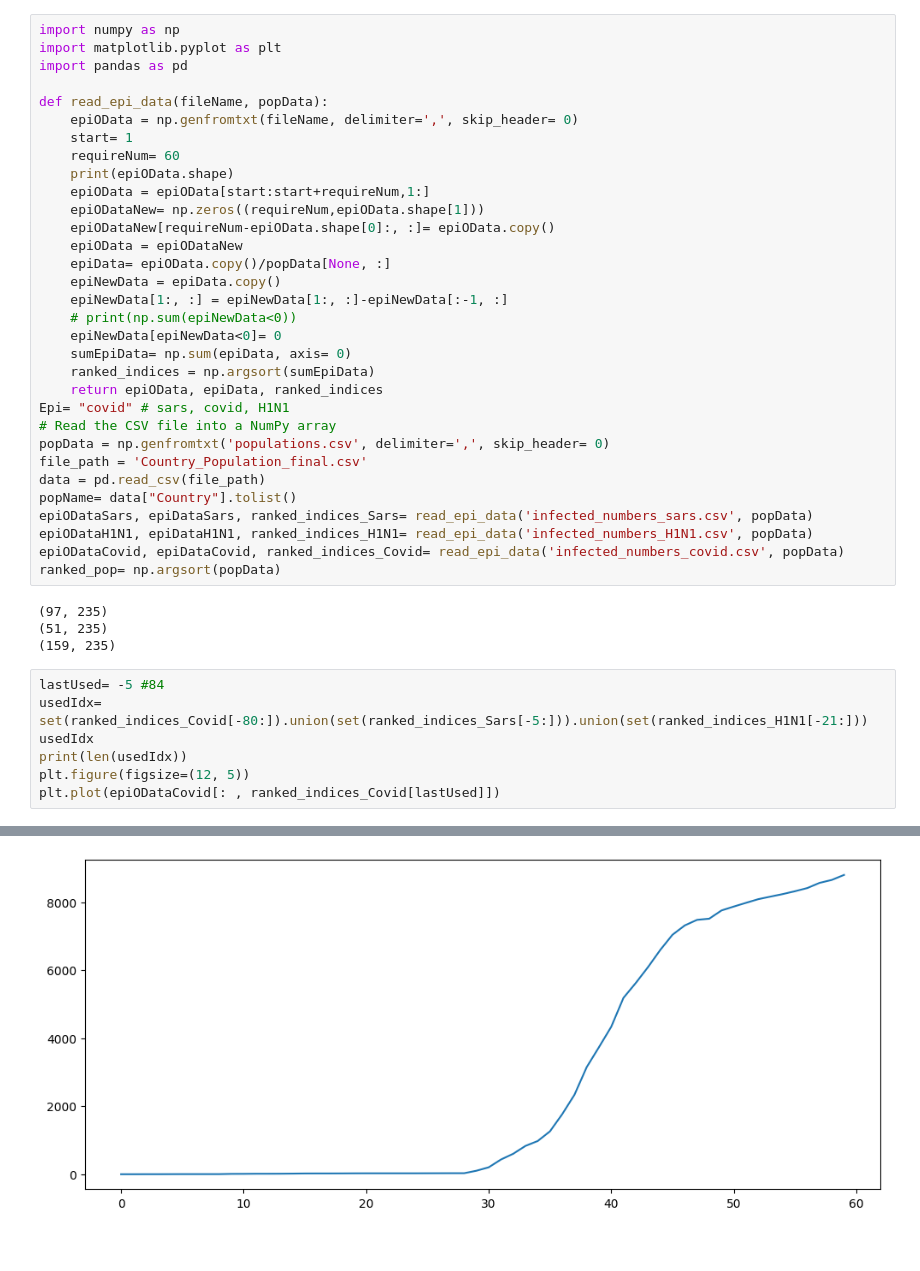
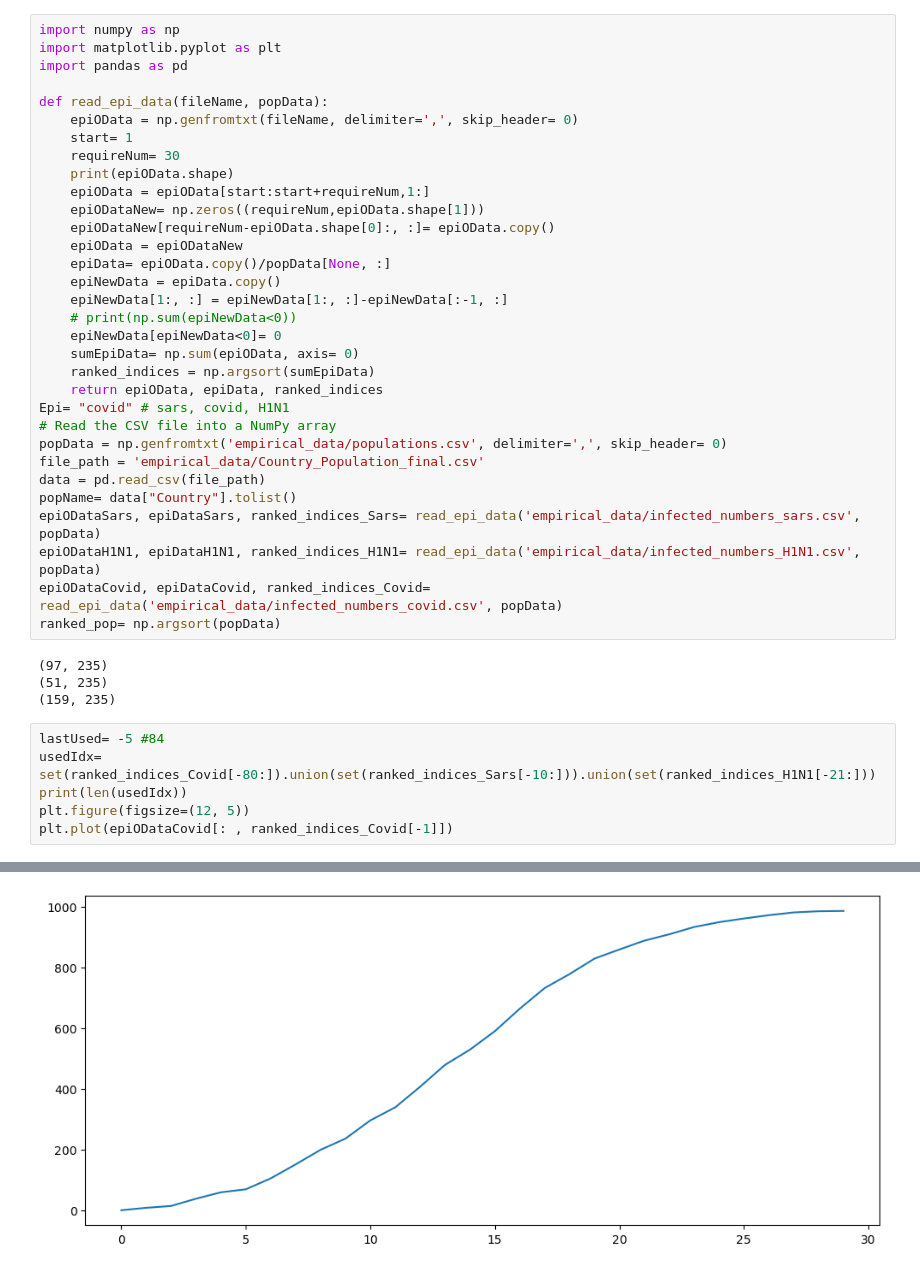
Before and after one commit to bizhili/Topology_Learning_Epis, a Jupyter notebook: readDataCovidCombine.ipynb, the cells around one changed output, grey strips where cells are left out. Drawn from its saved outputs; the diff is of its cells as text.

```diff
--- a/readDataCovidCombine.ipynb
+++ b/readDataCovidCombine.ipynb
@@ -6,7 +6,7 @@ import pandas as pd
 def read_epi_data(fileName, popData):
     epiOData = np.genfromtxt(fileName, delimiter=',', skip_header= 0)
     start= 1
-    requireNum= 60
+    requireNum= 30
     print(epiOData.shape)
     epiOData = epiOData[start:start+requireNum,1:]
     epiODataNew= np.zeros((requireNum,epiOData.shape[1]))
@@ -17,18 +17,18 @@ def read_epi_data(fileName, popData):
     epiNewData[1:, :] = epiNewData[1:, :]-epiNewData[:-1, :]
     # print(np.sum(epiNewData<0))
     epiNewData[epiNewData<0]= 0
-    sumEpiData= np.sum(epiData, axis= 0)
+    sumEpiData= np.sum(epiOData, axis= 0)
     ranked_indices = np.argsort(sumEpiData)
     return epiOData, epiData, ranked_indices
 Epi= "covid" # sars, covid, H1N1
 # Read the CSV file into a NumPy array
-popData = np.genfromtxt('populations.csv', delimiter=',', skip_header= 0)
-file_path = 'Country_Population_final.csv'
+popData = np.genfromtxt('empirical_data/populations.csv', delimiter=',', skip_header= 0)
+file_path = 'empirical_data/Country_Population_final.csv'
 data = pd.read_csv(file_path)
 popName= data["Country"].tolist()
-epiODataSars, epiDataSars, ranked_indices_Sars= read_epi_data('infected_numbers_sars.csv', popData)
-epiODataH1N1, epiDataH1N1, ranked_indices_H1N1= read_epi_data('infected_numbers_H1N1.csv', popData)
-epiODataCovid, epiDataCovid, ranked_indices_Covid= read_epi_data('infected_numbers_covid.csv', popData)
+epiODataSars, epiDataSars, ranked_indices_Sars= read_epi_data('empirical_data/infected_numbers_sars.csv', popData)
+epiODataH1N1, epiDataH1N1, ranked_indices_H1N1= read_epi_data('empirical_data/infected_numbers_H1N1.csv', popData)
+epiODataCovid, epiDataCovid, ranked_indices_Covid= read_epi_data('empirical_data/infected_numbers_covid.csv', popData)
 ranked_pop= np.argsort(popData)
 # %% [output]
 (97, 235)
@@ -36,9 +36,8 @@ ranked_pop= np.argsort(popData)
 (159, 235)
 # %%
 lastUsed= -5 #84
-usedIdx= set(ranked_indices_Covid[-80:]).union(set(ranked_indices_Sars[-5:])).union(set(ranked_indices_H1N1[-21:]))
-usedIdx
+usedIdx= set(ranked_indices_Covid[-80:]).union(set(ranked_indices_Sars[-10:])).union(set(ranked_indices_H1N1[-21:]))
 print(len(usedIdx))
 plt.figure(figsize=(12, 5))
-plt.plot(epiODataCovid[: , ranked_indices_Covid[lastUsed]])
+plt.plot(epiODataCovid[: , ranked_indices_Covid[-1]])
 # %% [output]
@@ -46,3 +45,3 @@ plt.plot(epiODataCovid[: , ranked_indices_Covid[lastUsed]])
 [<matplotlib.lines.Line2D at 0x...>]
-[figure, old version]
+[figure, new version]
 # %%
```
Also changed, not shown: parts of 2 cells of this notebook, 11 other files.
